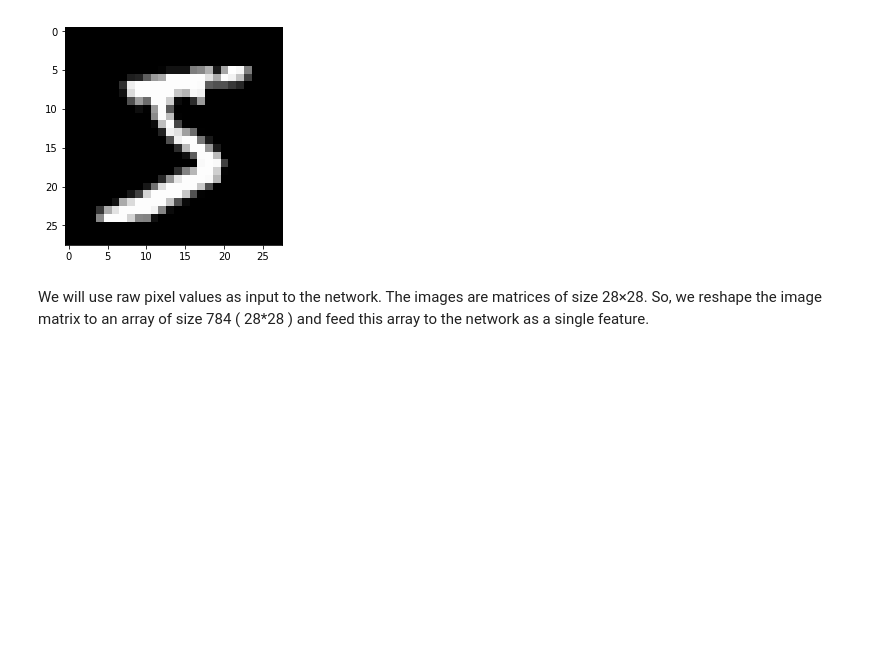
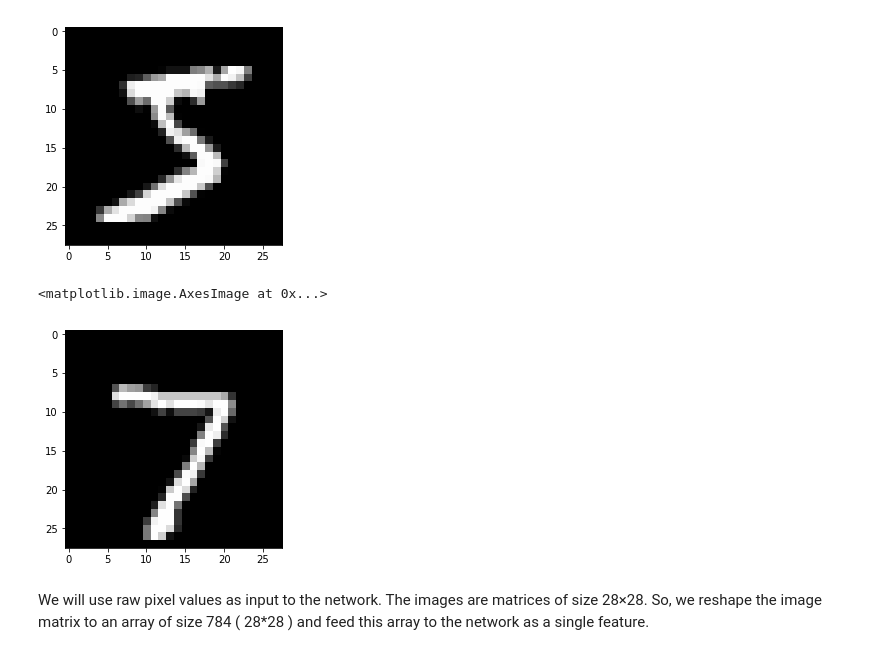
Before and after one commit to lakshmipriya04/DeepLearning, a Jupyter notebook: CNN/digit recognizer.ipynb, the cells around one changed output. Saved outputs shown, nothing was run; the diff lists cells and outputs as text; code cells hidden in the pictures; blank space fills up the shorter version.

```diff
--- a/CNN/digit recognizer.ipynb
+++ b/CNN/digit recognizer.ipynb
@@ -49,6 +49,11 @@ plt.imshow(X_train[0],cmap='gray')
 # %% [output]
 <matplotlib.image.AxesImage at 0x...>
 [figure]
+# %%
+plt.imshow(X_test[0],cmap='gray')
+# %% [output]
+<matplotlib.image.AxesImage at 0x...>
+[figure, added]
 # %% [markdown]
 We will use raw pixel values as input to the network. The images are matrices of size 28×28. So, we reshape the image matrix to an array of size 784 ( 28*28 ) and feed this array to the network as a single feature.
 # %%
```
Also changed, not shown: parts of 18 cells of this notebook.
